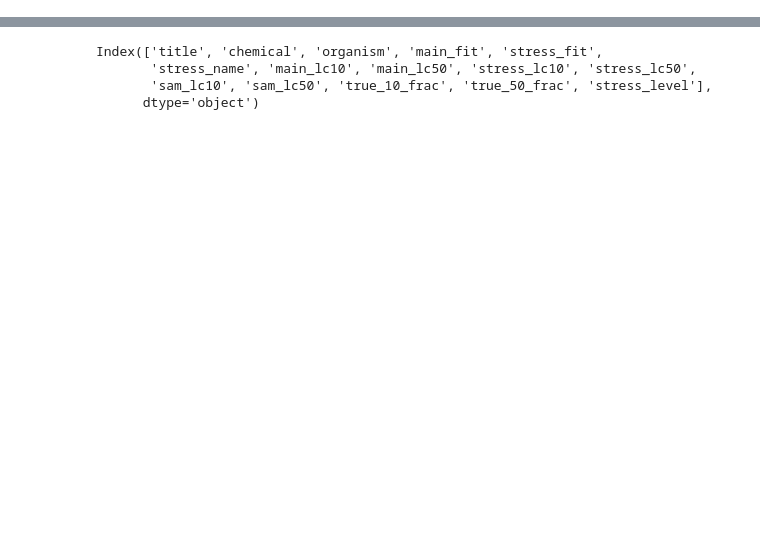
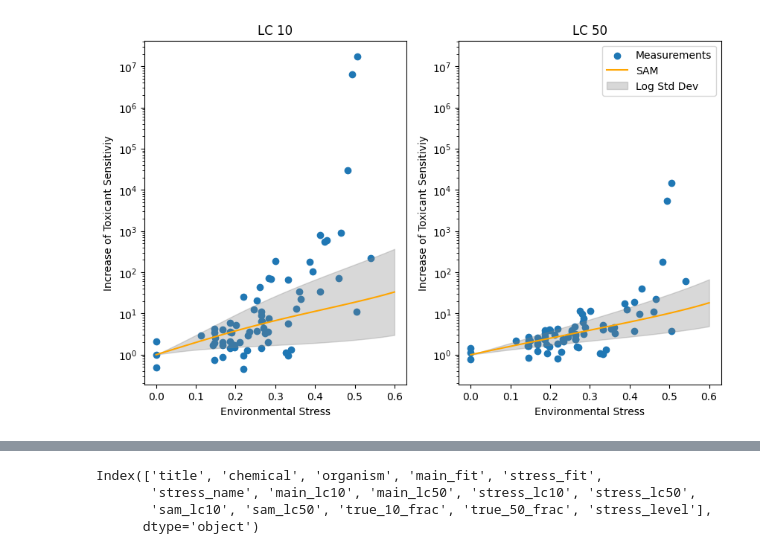
Before and after one commit to ffhammer/sam, a Jupyter notebook: scripts/diff_graphic.ipynb, the cells around one changed output, grey strips where cells are left out. Drawn from its saved outputs; the diff is of its cells as text; code cells hidden in the pictures; blank space fills up the shorter version.

```diff
--- a/scripts/diff_graphic.ipynb
+++ b/scripts/diff_graphic.ipynb
@@ -237,0 +265,30 @@ df.head()
+# %%
+plt.figure(figsize=(10,6))
+ax1 = plt.subplot(1,2,1)
+plt.title("LC 10")
+
+plt.scatter(df.stress_level, df["true_10_frac"], label = "Measurements")
+ax1.plot(stresses, mean_curve_10, color='orange', label='SAM')
+ax1.fill_between(stresses, lower_curve_10, upper_curve_10, color='gray', alpha=0.3, label='Log Std Dev')
+
+
+plt.yscale("log")
+plt.xlabel(x_name)
+plt.ylabel(y_name)
+
+plt.subplot(1,2,2, sharey = ax1)
+plt.title("LC 50")
+
+plt.scatter(df.stress_level, df["true_50_frac"], label = "Measurements")
+
+plt.plot(stresses, mean_curve_50, color='orange', label='SAM')
+plt.fill_between(stresses, lower_curve_50, upper_curve_50, color='gray', alpha=0.3, label='Log Std Dev')
+
+plt.yscale("log")
+plt.xlabel(x_name)
+plt.ylabel(y_name)
+
+plt.legend()
+plt.show()
+# %% [output]
+[figure, added]
```
Also changed, not shown: parts of 14 cells of this notebook.
